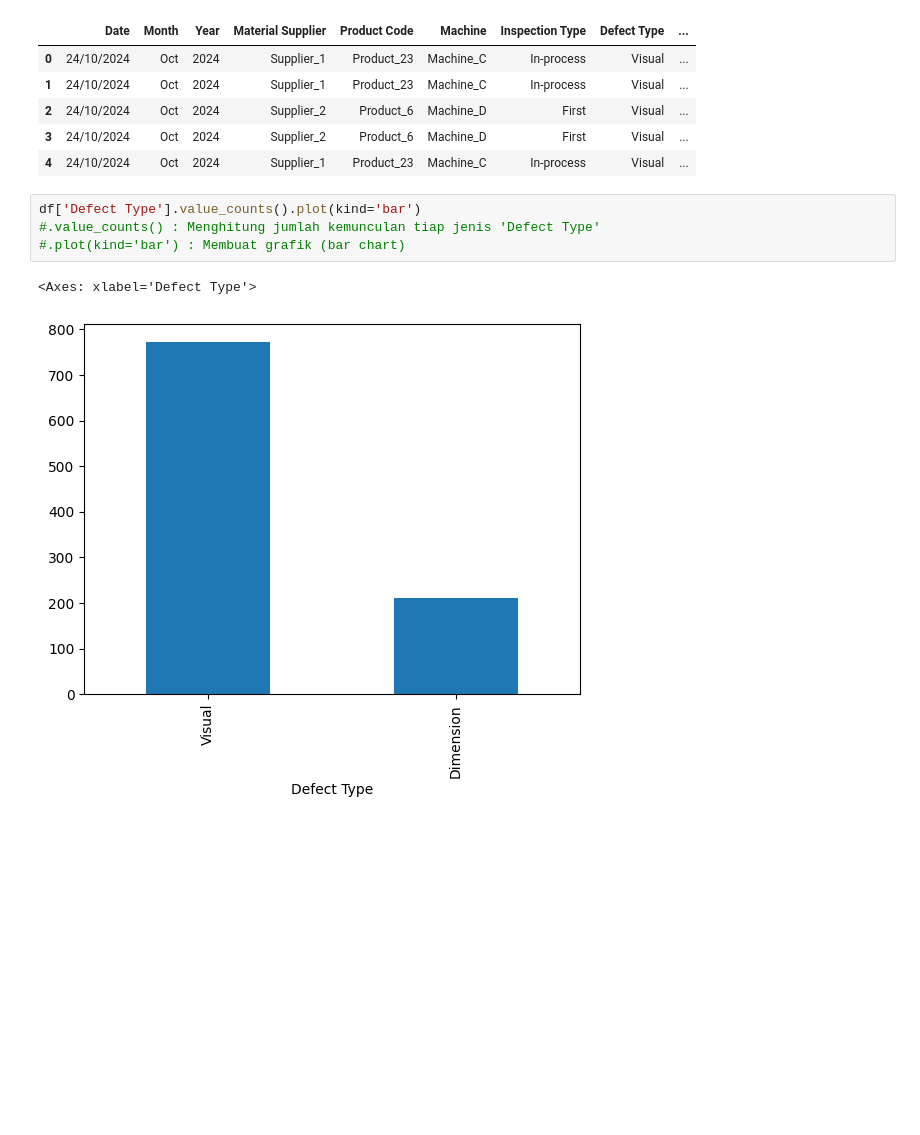
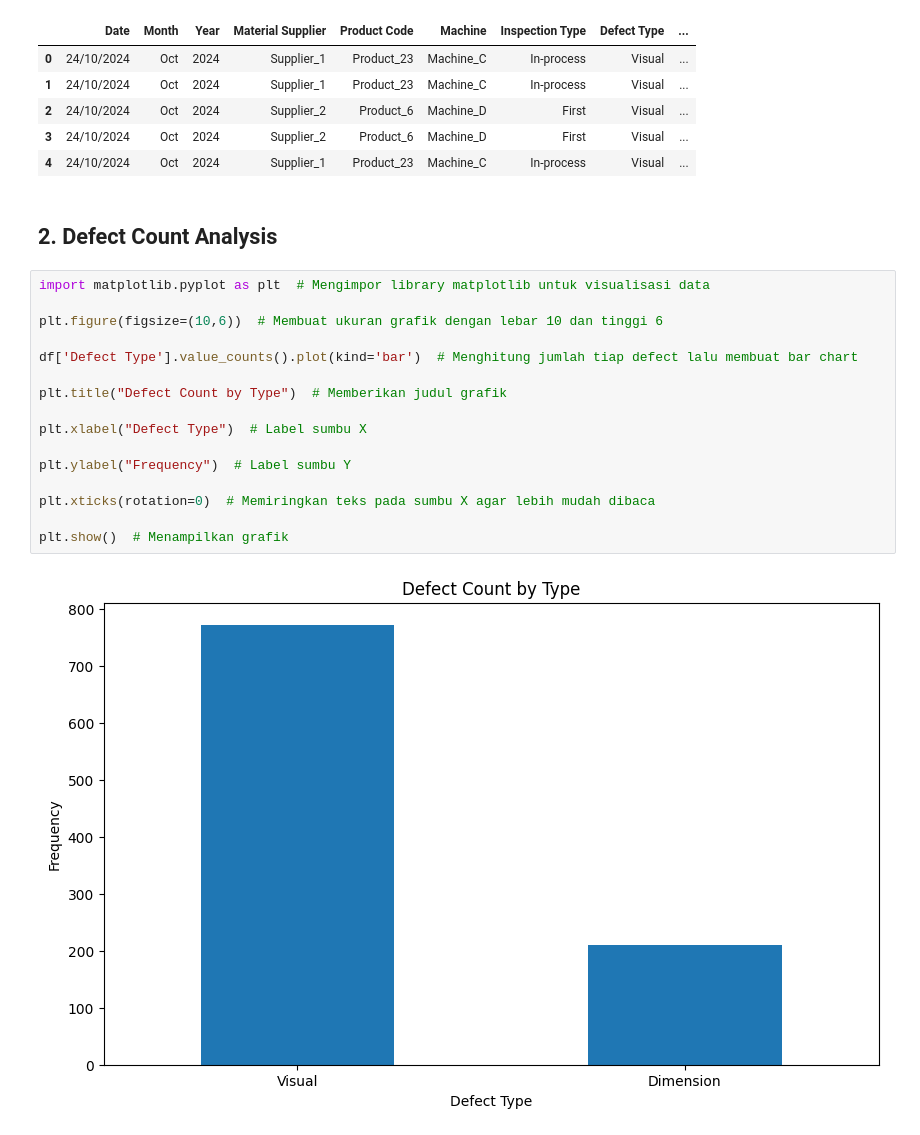
Before and after one commit to Jalilfatirunaanfasya/quality-inspection-dashboard, a Jupyter notebook: quality_analysis.ipynb, the cells around one changed output. Drawn from its saved outputs; the diff is of its cells as text; blank space fills up the shorter version.

```diff
--- a/quality_analysis.ipynb
+++ b/quality_analysis.ipynb
@@ -11,10 +16,23 @@ df.head() #Menampilkan 5 baris pertama dari DataFrame untuk memastikan format da
 | 2 | 24/10/2024 | Oct | 2024 | Supplier_2 | Product_6 | Machine_D | First | Visual | ... |
 | 3 | 24/10/2024 | Oct | 2024 | Supplier_2 | Product_6 | Machine_D | First | Visual | ... |
 | 4 | 24/10/2024 | Oct | 2024 | Supplier_1 | Product_23 | Machine_C | In-process | Visual | ... |
-# %%
-df['Defect Type'].value_counts().plot(kind='bar')
-#.value_counts() : Menghitung jumlah kemunculan tiap jenis 'Defect Type'
-#.plot(kind='bar') : Membuat grafik (bar chart)
-# %% [output]
-<Axes: xlabel='Defect Type'>
-[figure, removed]
+# %% [markdown]
+## 2. Defect Count Analysis
+# %%
+import matplotlib.pyplot as plt  # Mengimpor library matplotlib untuk visualisasi data
+
+plt.figure(figsize=(10,6))  # Membuat ukuran grafik dengan lebar 10 dan tinggi 6
+
+df['Defect Type'].value_counts().plot(kind='bar')  # Menghitung jumlah tiap defect lalu membuat bar chart
+
+plt.title("Defect Count by Type")  # Memberikan judul grafik
+
+plt.xlabel("Defect Type")  # Label sumbu X
+
+plt.ylabel("Frequency")  # Label sumbu Y
+
+plt.xticks(rotation=0)  # Memiringkan teks pada sumbu X agar lebih mudah dibaca
+
+plt.show()  # Menampilkan grafik
+# %% [output]
+[figure, added]
```
Also changed, not shown: parts of 5 cells of this notebook.
